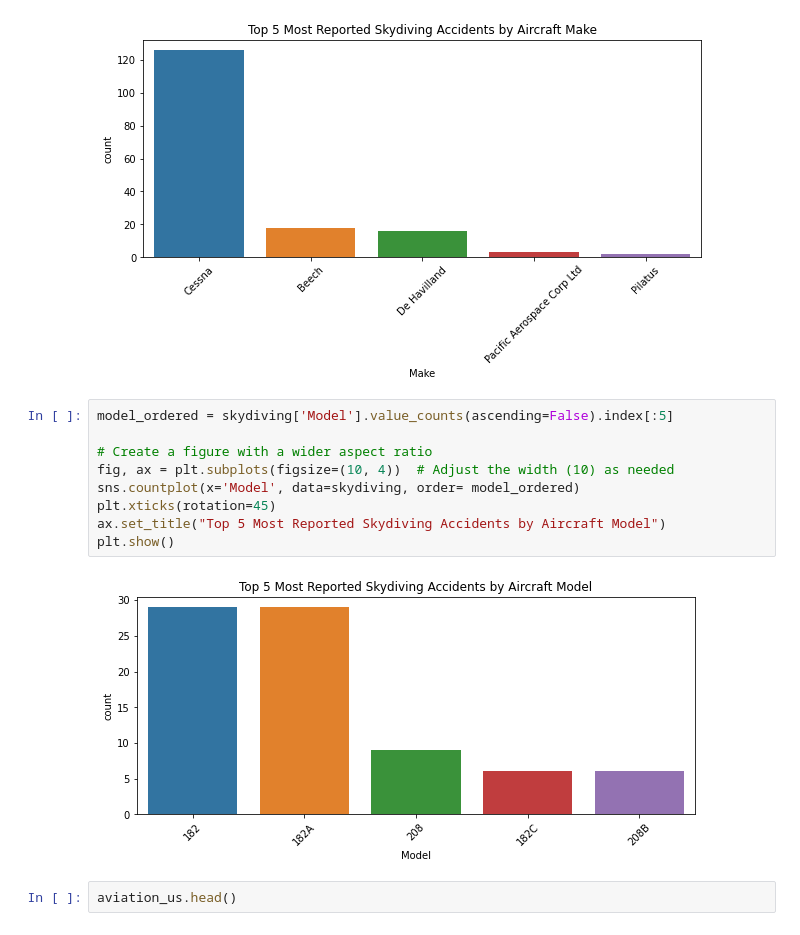
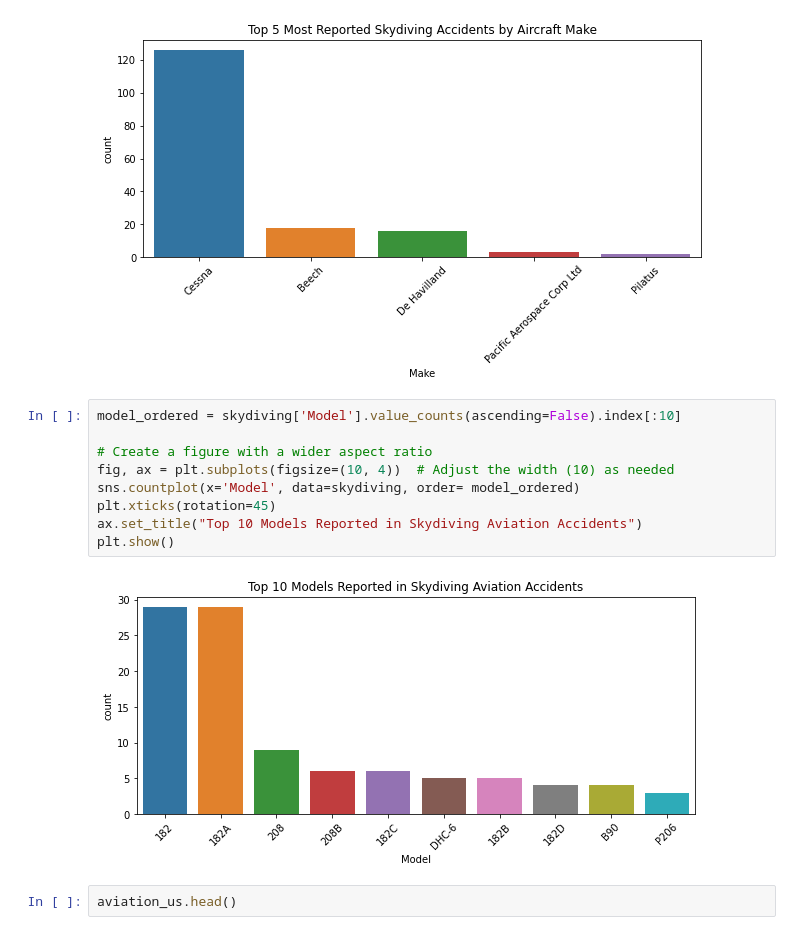
Before and after one commit to morgannash1/phase1_project, a Jupyter notebook: notebook.ipynb, the cells around one changed output. Saved outputs shown, nothing was run; the diff lists cells and outputs as text.

```diff
--- a/notebook.ipynb
+++ b/notebook.ipynb
@@ -358,16 +335,16 @@ plt.show()
 # %% [output]
 [figure]
 # %%
-model_ordered = skydiving['Model'].value_counts(ascending=False).index[:5]
+model_ordered = skydiving['Model'].value_counts(ascending=False).index[:10]
 
 # Create a figure with a wider aspect ratio
 fig, ax = plt.subplots(figsize=(10, 4))  # Adjust the width (10) as needed
 sns.countplot(x='Model', data=skydiving, order= model_ordered)
 plt.xticks(rotation=45)
-ax.set_title("Top 5 Most Reported Skydiving Accidents by Aircraft Model")
+ax.set_title("Top 10 Models Reported in Skydiving Aviation Accidents")
 plt.show()
 # %% [output]
-[figure, old version]
+[figure, new version]
 # %%
 aviation_us.head()
 # %% [output]
```
Also changed, not shown: parts of 15 cells of this notebook.
